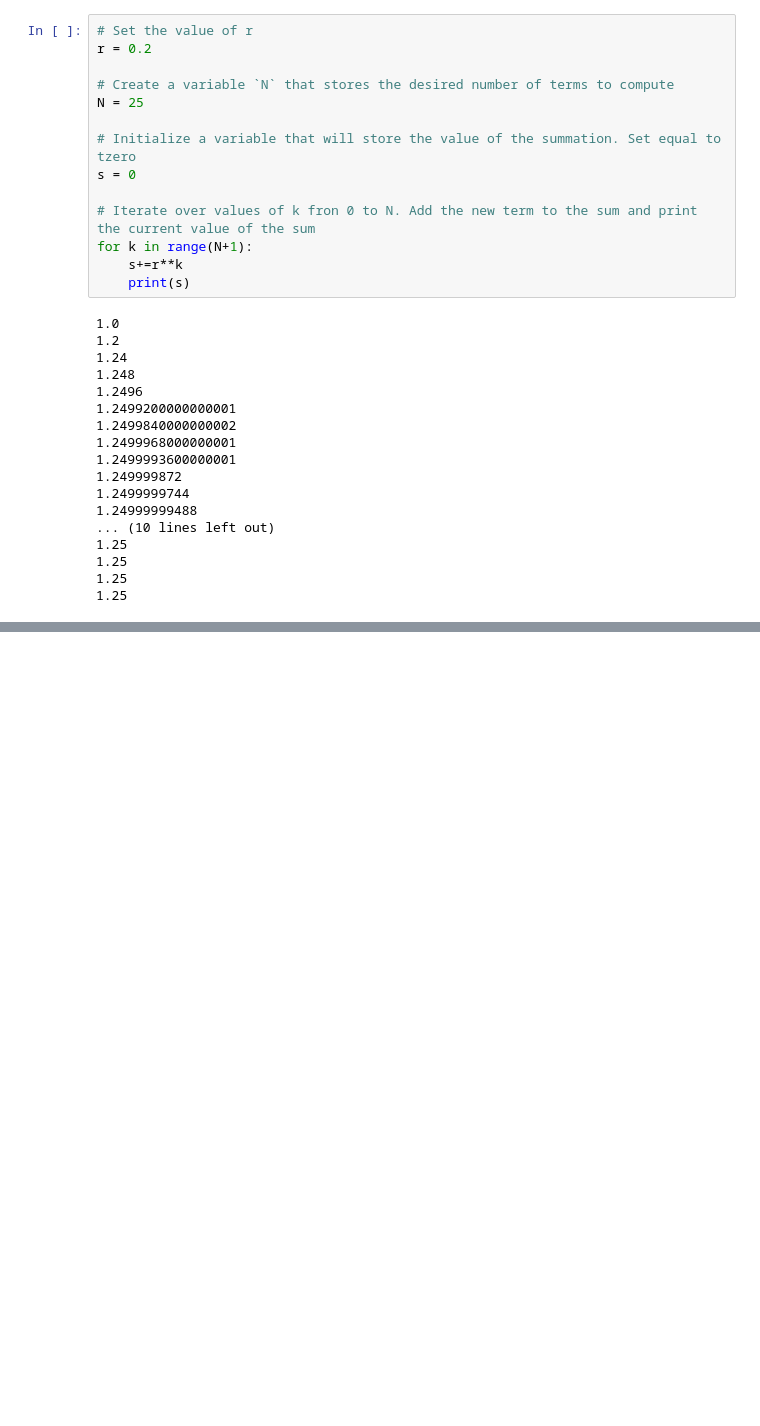
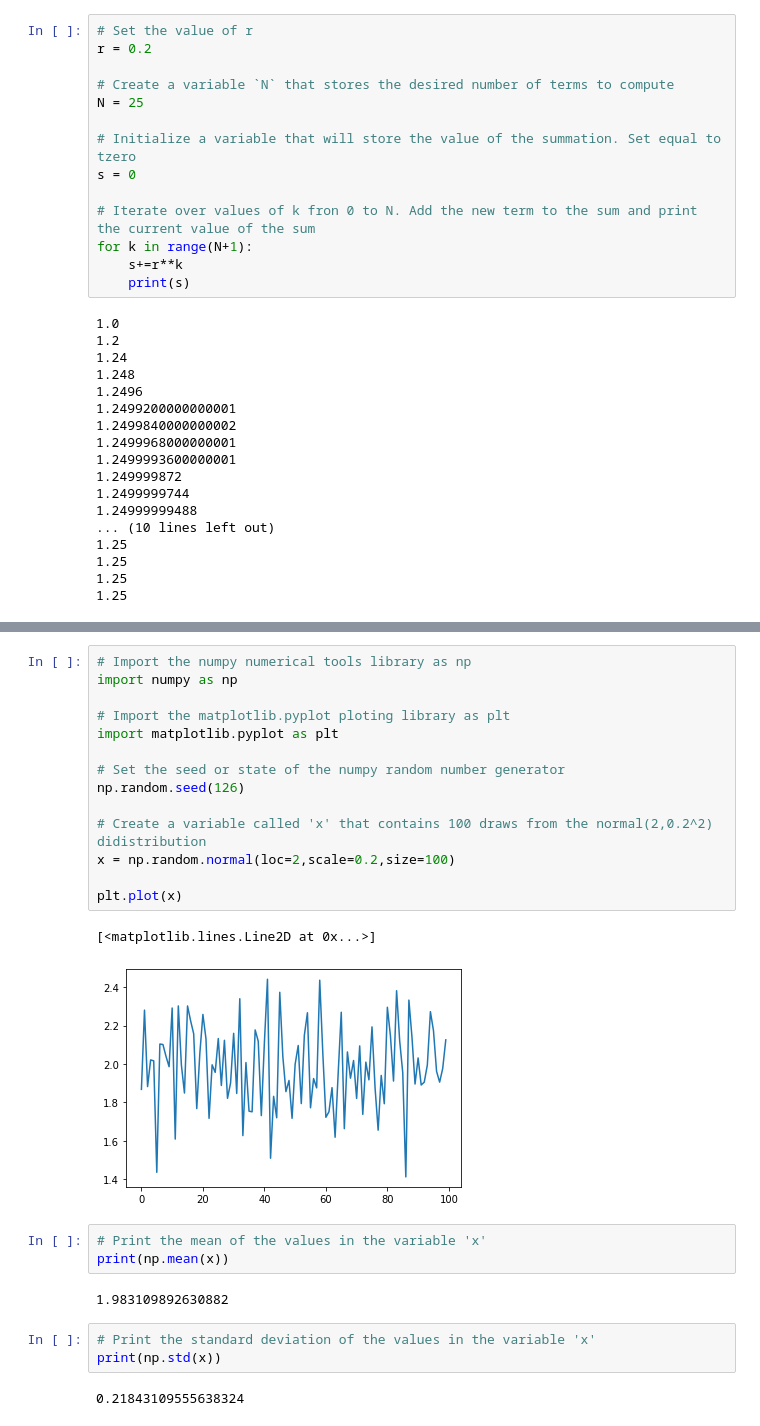
Before and after one commit to t-hdd/econ126, a Jupyter notebook: Lecture Notebooks/Econ126_Class_01.ipynb, the cells around one changed output, grey strips where cells are left out. Cells and saved outputs as stored; diff of their text form; blank space fills up the shorter version.

```diff
--- a/Lecture Notebooks/Econ126_Class_01.ipynb
+++ b/Lecture Notebooks/Econ126_Class_01.ipynb
@@ -116,0 +121,27 @@ for k in range(N+1):
+# %%
+# Import the numpy numerical tools library as np
+import numpy as np
+
+# Import the matplotlib.pyplot ploting library as plt
+import matplotlib.pyplot as plt
+
+# Set the seed or state of the numpy random number generator
+np.random.seed(126)
+
+# Create a variable called 'x' that contains 100 draws from the normal(2,0.2^2) didistribution
+x = np.random.normal(loc=2,scale=0.2,size=100)
+
+plt.plot(x)
+# %% [output]
+[<matplotlib.lines.Line2D at 0x...>]
+[figure, added]
+# %%
+# Print the mean of the values in the variable 'x'
+print(np.mean(x))
+# %% [output]
+1.983109892630882
+# %%
+# Print the standard deviation of the values in the variable 'x'
+print(np.std(x))
+# %% [output]
+0.21843109555638324
```
Also changed, not shown: parts of 4 cells of this notebook, 2 other files.
